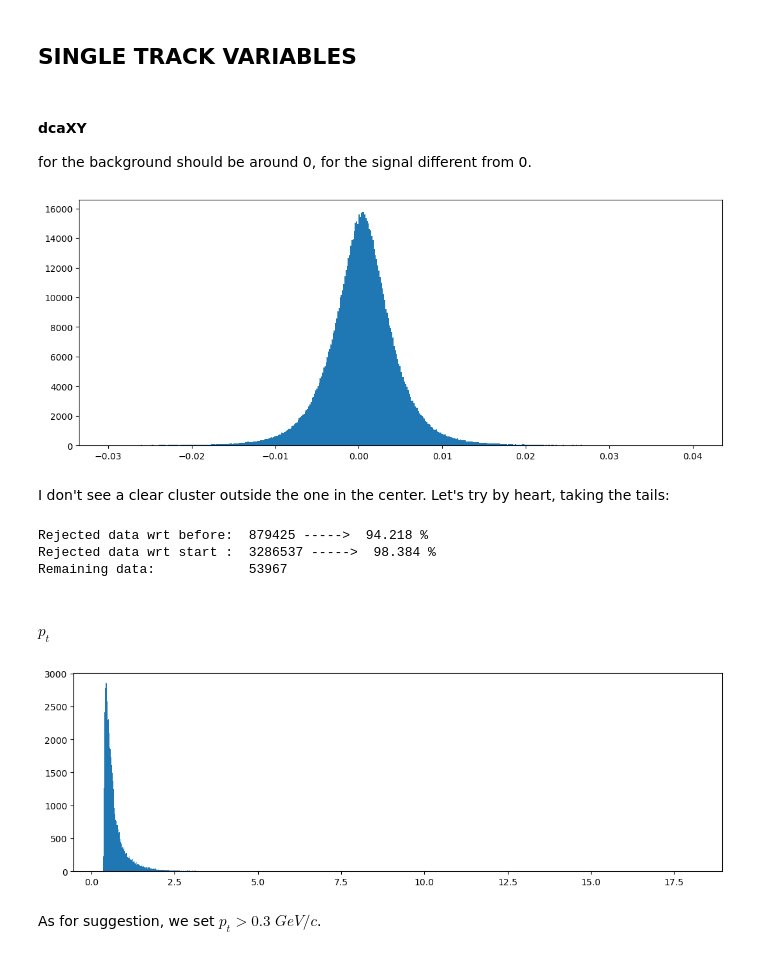
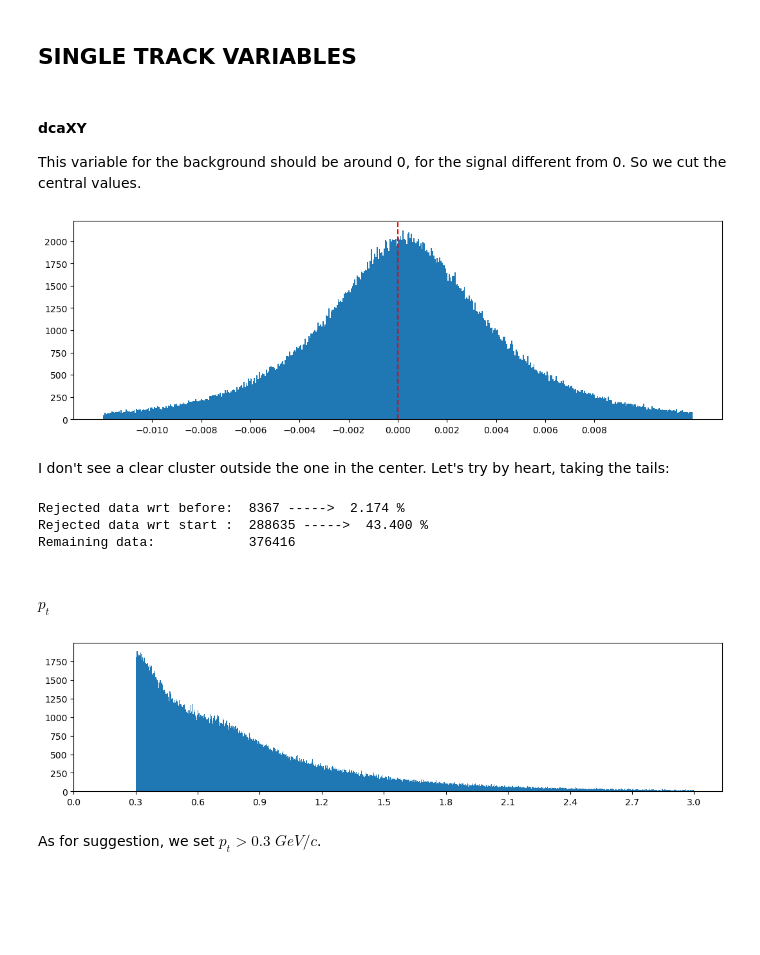
Before and after one commit to LeoPi314/LCPB_Project, a Jupyter notebook: find_D0.ipynb, the cells around one changed output. Cells and saved outputs as stored; diff of their text form; code cells hidden in the pictures; blank space fills up the shorter version.

```diff
--- a/find_D0.ipynb
+++ b/find_D0.ipynb
@@ -88,0 +176,5 @@ file["DF_2298181510431936/O2filtertrack"].arrays(library="pd")
+# %%
+# Print
+df = df_tot
+print("Final DataFrame:", len(df), "rows")
+df.tail(20)
@@ -149,10 +296,15 @@ Filtered for both $pi$ and $Ka$ between -3 and +3 sigma. (could be added a filte
 # %%
-N_before = len(df)
+N_before = len(df)      # check value
+sigma_limit = 3         # threshold of sigma for the cut
+
 df = df[
-    ( (df['fNsigmaTPCpi'] > -3) & (df['fNsigmaTPCpi'] < 3) )    # selecting pions
+    ( (df['fNsigmaTPCpi'] > -sigma_limit) & (df['fNsigmaTPCpi'] < sigma_limit) & (df['fCharge'] == 1)  )    # selecting positive pions
     | # or
-    ( (df['fNsigmaTPCka'] > -3) & (df['fNsigmaTPCka'] < 3) )    # selecting kaons
+    ( (df['fNsigmaTPCka'] > -sigma_limit) & (df['fNsigmaTPCka'] < sigma_limit) & (df['fCharge'] == -1) )    # selecting negative kaons
+    | # or
+    ( (df['fPt'] > 0) & (df['fPt'] <1) & (df['fNsigmaTPCka'] > -15) & (df['fNsigmaTPCka'] < 0) & (df['fCharge'] == 1) ) # for including the pions curve in kaons plot
     ]
 N_tpc = len(df)
 print(f'Rejected data wrt start:  {N-N_tpc} ----->  {(N-N_tpc)/N*100:.3f} %' )
+print(f'Remaining data:           {N_tpc}')
 # %% [output]
@@ -165,9 +321,15 @@ Also could be more correct to not exclude TOf values of 999 (meaning the informa
 # %%
-N_before = len(df)
+N_before = len(df)      # check value
+sigma_limit = 3         # threshold of sigma for the cut
+
 df = df[
-    ( (df['fNsigmaTOFpi'] > -3) & (df['fNsigmaTOFpi'] < 3) )    # selecting pions
+    ( (df['fNsigmaTOFpi'] > -sigma_limit) & (df['fNsigmaTOFpi'] < sigma_limit) & (df['fCharge'] == 1) )     # selecting positive pions
     | # or
-    ( (df['fNsigmaTOFka'] > -3) & (df['fNsigmaTOFka'] < 3) )    # selecting kaons
+    ( (df['fNsigmaTOFka'] > -sigma_limit) & (df['fNsigmaTOFka'] < sigma_limit) & (df['fCharge'] == -1) )    # selecting negative kaons
+    | # or
+    ( (df['fNsigmaTOFka'].abs() >= 998.5) | (df['fNsigmaTOFpi'].abs() >= 998.5) )   # including missing info
+    | # or
+    ( (df['fPt'] > 0) & (df['fPt'] <3) & (df['fNsigmaTOFka'] > -50) & (df['fNsigmaTOFka'] < 0) & (df['fCharge'] == 1) ) # for including the pions curve in kaons plot
     ]
 N_tof = len(df)
 print(f'Rejected data wrt before:  {N_before-N_tof} ----->  {(N_before-N_tof)/N_before*100:.3f} %' )
@@ -183,41 +345,48 @@ Remaining data:            933392
 ## SINGLE TRACK VARIABLES
 # %% [markdown]
 #### dcaXY
-for the background should be around 0, for the signal different from 0.
+This variable for the background should be around 0, for the signal different from 0. So we cut the central values.
 # %%
+# ONLY PLOT CODE:
 dca_xy = np.array( df['fDcaXY'] )
 
 # filter:
-dca_xy_filt = dca_xy[(dca_xy > -0.03) & (dca_xy < 0.04)]
-fig,ax = plt.subplots(figsize=(13,5))
+dca_xy_filt = dca_xy[(dca_xy > -0.012) & (dca_xy < 0.012)]
+fig,ax = plt.subplots(figsize=(13,4))
 ax.hist(dca_xy_filt, bins=500)
+plt.axvline(x=0, color='r', linestyle='--', label='x = 0')
+plt.xticks( np.arange(-0.01, 0.01, 0.002) )
 plt.show()
 # %% [output]
-[figure, old version]
+[figure, new version]
 # %% [markdown]
 I don't see a clear cluster outside the one in the center. Let's try by heart, taking the tails:
 # %%
+# CUT CODE:
 N_before = len(df)
-df = df[ ( (df['fDcaXY'] > 0.01) | (df['fDcaXY'] < -0.01) ) ]
+df = df[ ( (df['fDcaXY'] > 0.0001) | (df['fDcaXY'] < -0.0001) ) ]
 N_dca = len(df)
 print(f'Rejected data wrt before:  {N_before-N_dca} ----->  {(N_before-N_dca)/N_before*100:.3f} %' )
 print(f'Rejected data wrt start :  {N-N_dca} ----->  {(N-N_dca)/N*100:.3f} %' )
 print(f'Remaining data:            {N_dca}')
 # %% [output]
-Rejected data wrt before:  879425 ----->  94.218 %
-Rejected data wrt start :  3286537 ----->  98.384 %
-Remaining data:            53967
+Rejected data wrt before:  8367 ----->  2.174 %
+Rejected data wrt start :  288635 ----->  43.400 %
+Remaining data:            376416
 # %% [markdown]
 #### $p_t$
 # %%
+# ONLY PLOT CODE:
 pt = np.array( df['fPt'] )
 
 # plot
-fig,ax = plt.subplots(figsize=(13,4))
-ax.hist(pt, bins=1000)
+fig,ax = plt.subplots(figsize=(13,3))
+pt_filt = pt[ pt<3 ]
+ax.hist(pt_filt, bins=1000)
+plt.xticks( np.arange(0, 3.1, 0.3) )
 plt.show()
 # %% [output]
-[figure, old version]
+[figure, new version]
 # %% [markdown]
 As for suggestion, we set $p_t > 0.3$ $GeV/c$.
 # %%
```
Also changed, not shown: parts of 30 cells of this notebook.
